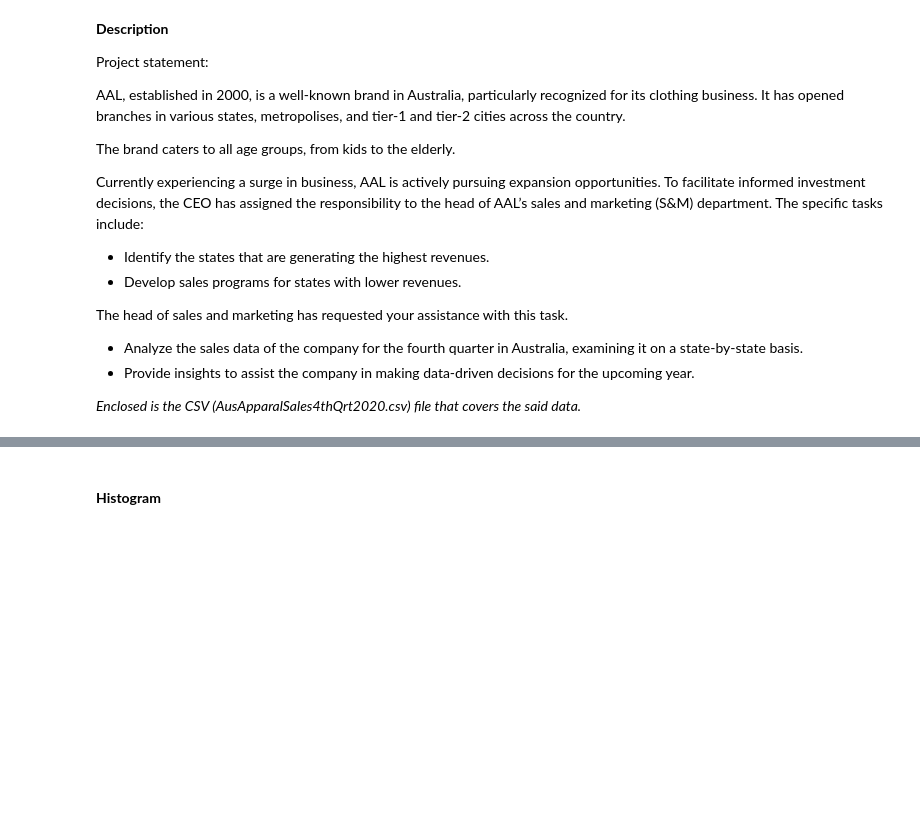
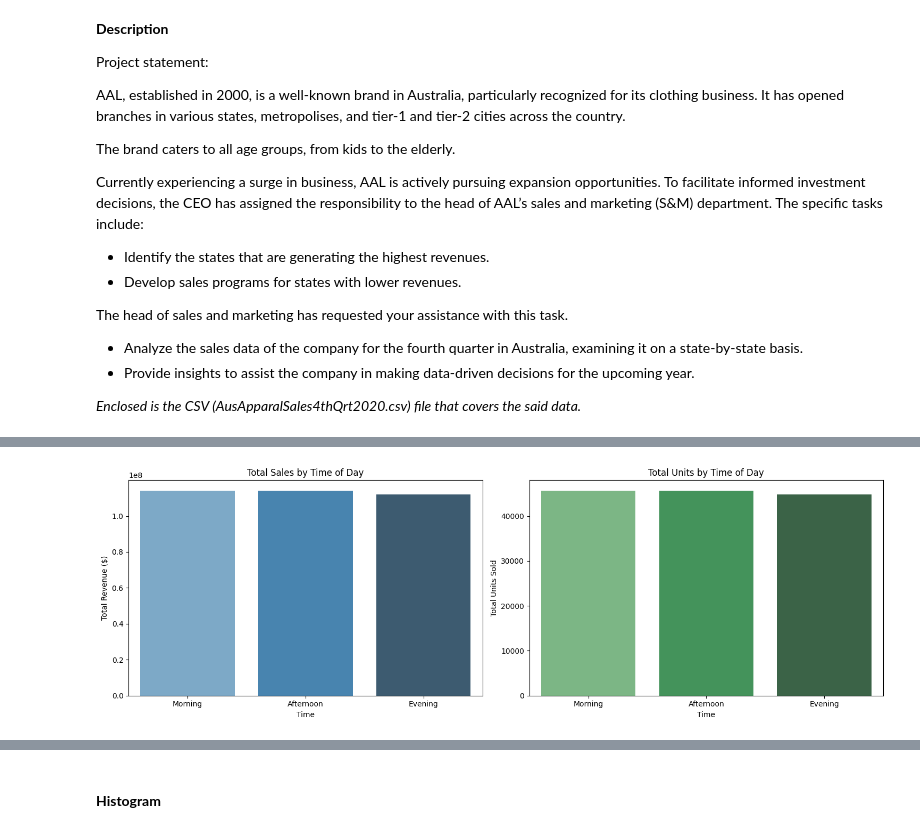
Before and after one commit to MM33NA/AI-machine-learning-projects, a Jupyter notebook: exploratory-data-analysis/sales_analysis.ipynb, the cells around one changed output, grey strips where cells are left out. Drawn from its saved outputs; the diff is of its cells as text; code cells hidden in the pictures; blank space fills up the shorter version.

```diff
--- a/exploratory-data-analysis/sales_analysis.ipynb
+++ b/exploratory-data-analysis/sales_analysis.ipynb
@@ -86,0 +356,4 @@ df.head()
+# %%
+# Group by Time and sum the Sales
+time_sales = df.groupby('Time')[['Sales', 'Unit']].sum().sort_values(by='Sales', ascending=False)
+time_sales
@@ -86,0 +366,32 @@ df.head()
+# %%
+# Visualize
+fig, ax = plt.subplots(1, 2, figsize=(15, 5))
+
+# Sales by Time
+sns.barplot(
+    x=time_sales.index,
+    y=time_sales['Sales'],
+    ax=ax[0],
+    hue=time_sales.index,
+    palette="Blues_d",
+    legend=False
+)
+ax[0].set_title('Total Sales by Time of Day')
+ax[0].set_ylabel('Total Revenue ($)')
+
+# Units by Time
+sns.barplot(
+    x=time_sales.index,
+    y=time_sales['Unit'],
+    ax=ax[1],
+    hue=time_sales.index,
+    palette="Greens_d",
+    legend=False
+)
+ax[1].set_title('Total Units by Time of Day')
+ax[1].set_ylabel('Total Units Sold')
+
+plt.tight_layout()
+plt.show()
+# %% [output]
+[figure, added]
```
Also changed, not shown: parts of 84 cells of this notebook.
